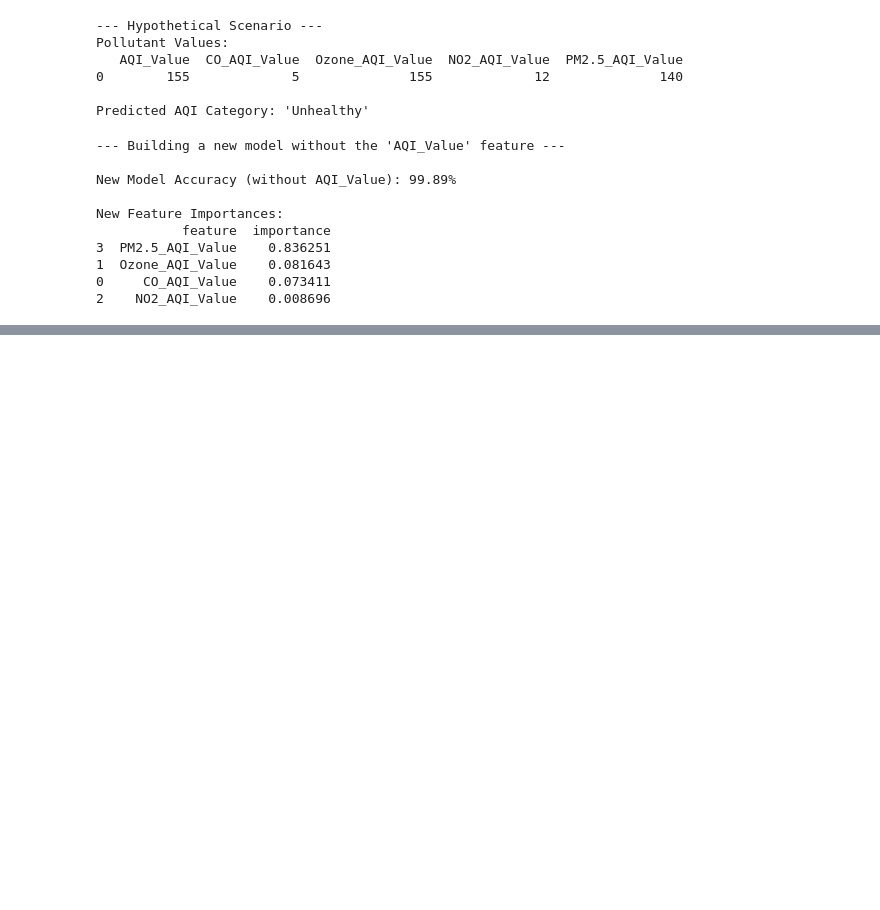
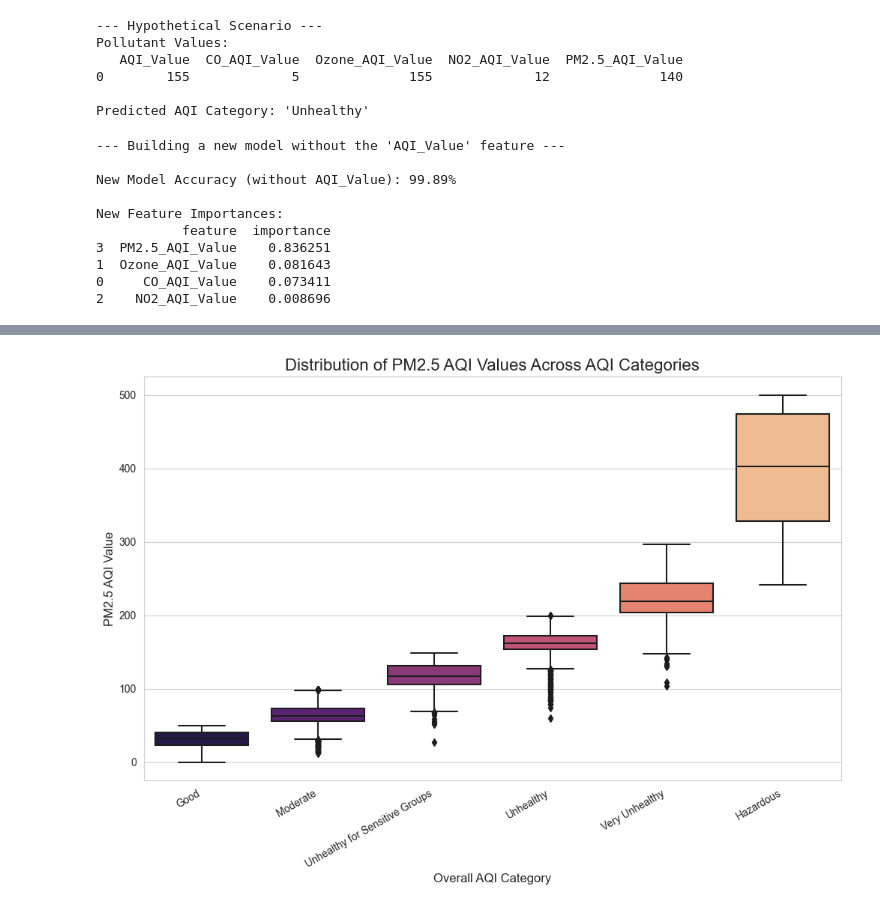
Before and after one commit to Dhyeya-Dawawala/Skills4Future, a Jupyter notebook: pollution_detec.ipynb, the cells around one changed output, grey strips where cells are left out. Cells and saved outputs as stored; diff of their text form; code cells hidden in the pictures; blank space fills up the shorter version.

```diff
--- a/pollution_detec.ipynb
+++ b/pollution_detec.ipynb
@@ -302,0 +375,13 @@ New Feature Importances:
+# %%
+# Cell 14: PM2.5 Value Distribution by AQI Category
+
+# Create the box plot, using the same logical order for categories
+sns.boxplot(x='AQI_Category', y='PM2.5_AQI_Value', data=df_new, order=category_order, palette='magma')
+
+plt.title('Distribution of PM2.5 AQI Values Across AQI Categories', fontsize=16)
+plt.xlabel('Overall AQI Category', fontsize=12)
+plt.ylabel('PM2.5 AQI Value', fontsize=12)
+plt.xticks(rotation=30, ha='right')
+plt.show()
+# %% [output]
+[figure, added]
```
Also changed, not shown: parts of 7 cells of this notebook.
